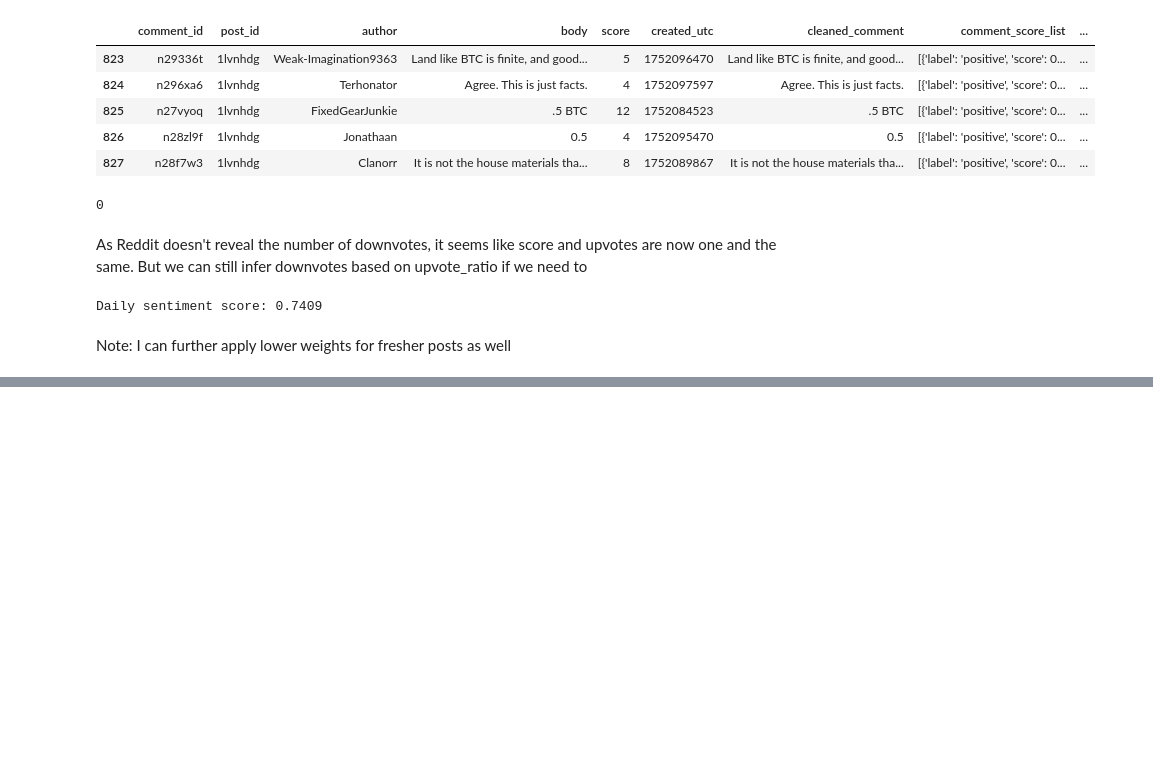
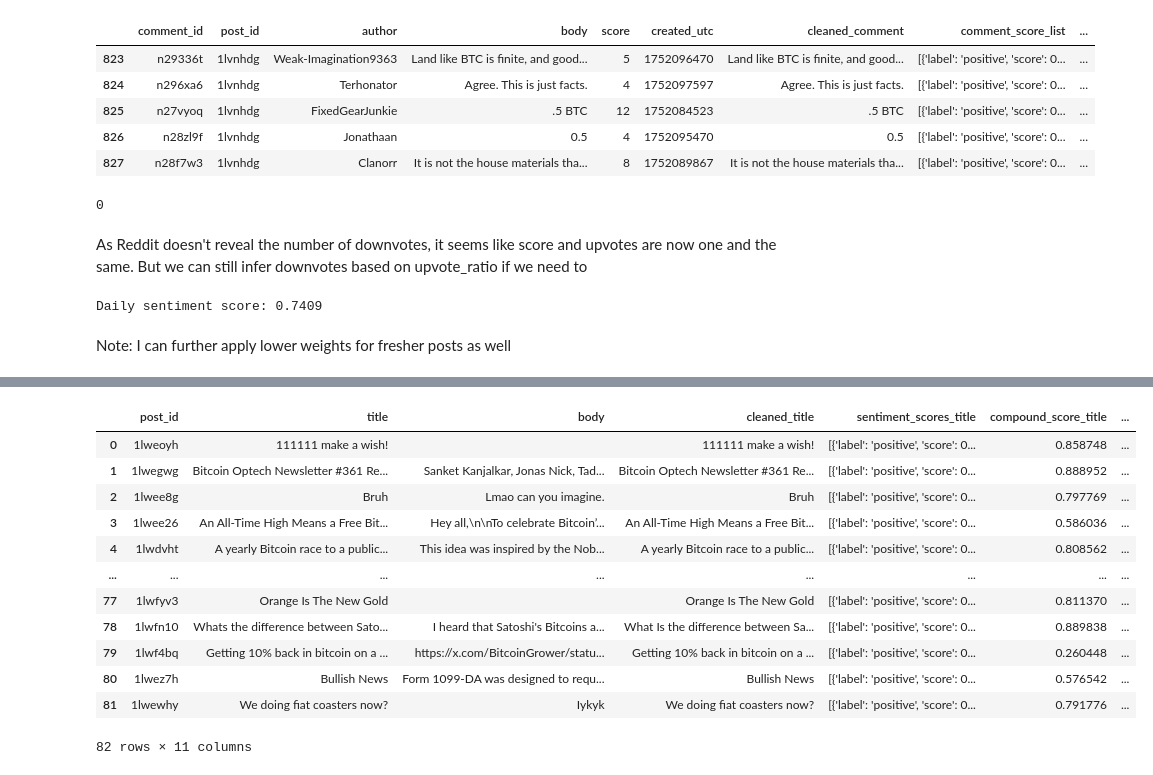
Before and after one commit to shejiac/sentiment_street, a Jupyter notebook: notebooks/sent_analysis.ipynb, the cells around one changed output, grey strips where cells are left out. Drawn from its saved outputs; the diff is of its cells as text; code cells hidden in the pictures; blank space fills up the shorter version.

Commit message:
Created and tested sentiment_analysis_pipeline()

```diff
--- a/notebooks/sent_analysis.ipynb
+++ b/notebooks/sent_analysis.ipynb
@@ -375,0 +388,22 @@ Note: I can further apply lower weights for fresher posts as well
+# %%
+posts_df_with_score = sentiment_analysis_pipeline(
+    posts_df[["post_id", "title", "body"]],
+    id_column="post_id",
+    text_columns=["title", "body"]
+)
+# %%
+posts_df_with_score
+# %% [output]
+|  | post_id | title | body | cleaned_title | sentiment_scores_title | compound_score_title | ... |
+| 0 | 1lweoyh | 111111 make a wish! |  | 111111 make a wish! | [{'label': 'positive', 'score': 0... | 0.858748 | ... |
+| 1 | 1lwegwg | Bitcoin Optech Newsletter #361 Re... | Sanket Kanjalkar, Jonas Nick, Tad... | Bitcoin Optech Newsletter #361 Re... | [{'label': 'positive', 'score': 0... | 0.888952 | ... |
+| 2 | 1lwee8g | Bruh | Lmao can you imagine. | Bruh | [{'label': 'positive', 'score': 0... | 0.797769 | ... |
+| 3 | 1lwee26 | An All-Time High Means a Free Bit... | Hey all,\n\nTo celebrate Bitcoin’... | An All-Time High Means a Free Bit... | [{'label': 'positive', 'score': 0... | 0.586036 | ... |
+| 4 | 1lwdvht | A yearly Bitcoin race to a public... | This idea was inspired by the Nob... | A yearly Bitcoin race to a public... | [{'label': 'positive', 'score': 0... | 0.808562 | ... |
+| ... | ... | ... | ... | ... | ... | ... | ... |
+| 77 | 1lwfyv3 | Orange Is The New Gold |  | Orange Is The New Gold | [{'label': 'positive', 'score': 0... | 0.811370 | ... |
+| 78 | 1lwfn10 | Whats the difference between Sato... | I heard that Satoshi's Bitcoins a... | What Is the difference between Sa... | [{'label': 'positive', 'score': 0... | 0.889838 | ... |
+| 79 | 1lwf4bq | Getting 10% back in bitcoin on a ... | https://x.com/BitcoinGrower/statu... | Getting 10% back in bitcoin on a ... | [{'label': 'positive', 'score': 0... | 0.260448 | ... |
+| 80 | 1lwez7h | Bullish News | Form 1099-DA was designed to requ... | Bullish News | [{'label': 'positive', 'score': 0... | 0.576542 | ... |
+| 81 | 1lwewhy | We doing fiat coasters now? | Iykyk | We doing fiat coasters now? | [{'label': 'positive', 'score': 0... | 0.791776 | ... |
+82 rows × 11 columns
```
Also changed, not shown: parts of 8 cells of this notebook, 1 other file.
